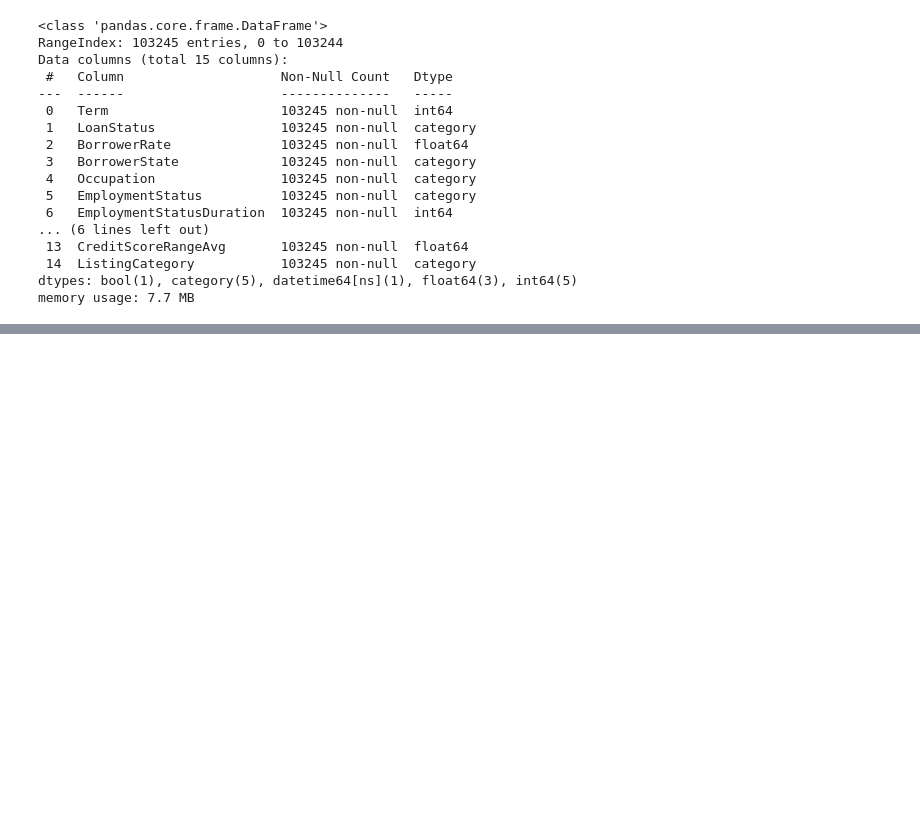
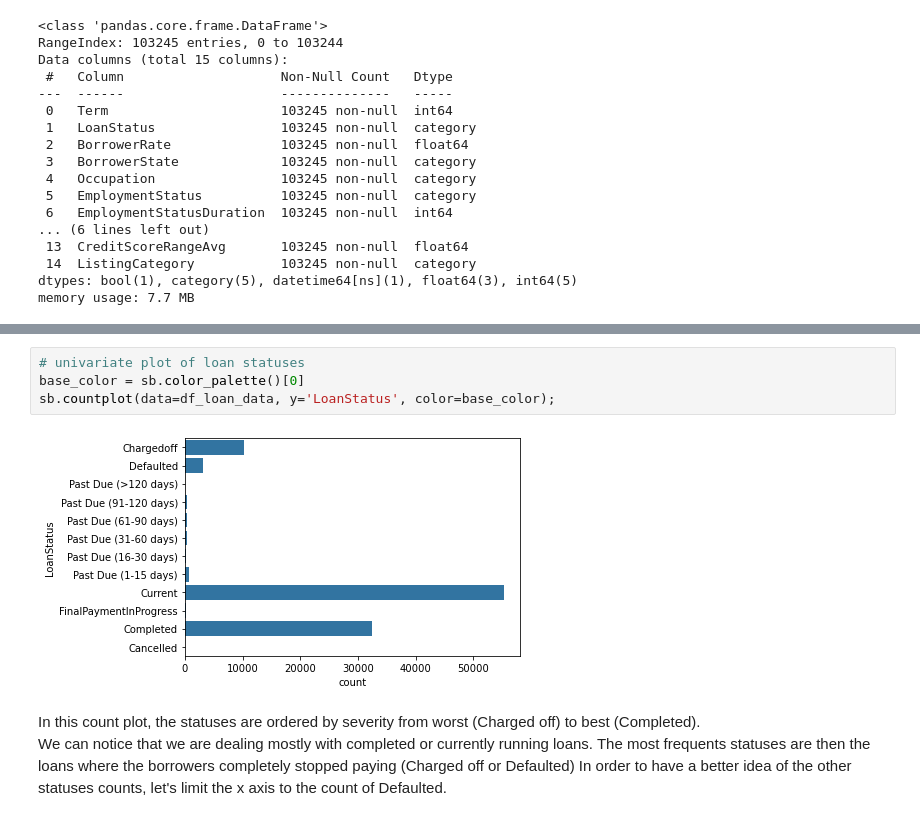
Before and after one commit to Simonmaignan/udacity-data-analysis, a Jupyter notebook: project-communicate-data-findings/data_exploration.ipynb, the cells around one changed output, grey strips where cells are left out. Cells and saved outputs as stored; diff of their text form; blank space fills up the shorter version.

Commit message:
First phase of the univariate exploration implemented

```diff
--- a/project-communicate-data-findings/data_exploration.ipynb
+++ b/project-communicate-data-findings/data_exploration.ipynb
@@ -61,0 +88,10 @@ memory usage: 7.7 MB
+# %%
+# univariate plot of loan statuses
+base_color = sb.color_palette()[0]
+sb.countplot(data=df_loan_data, y='LoanStatus', color=base_color);
+# %% [output]
+[figure, added]
+# %% [markdown]
+In this count plot, the statuses are ordered by severity from worst (Charged off) to best (Completed).
+We can notice that we are dealing mostly with completed or currently running loans. The most frequents statuses are then the loans where the borrowers completely stopped paying (Charged off or Defaulted)
+In order to have a better idea of the other statuses counts, let's limit the x axis to the count of Defaulted.
```
Also changed, not shown: parts of 36 cells of this notebook.
